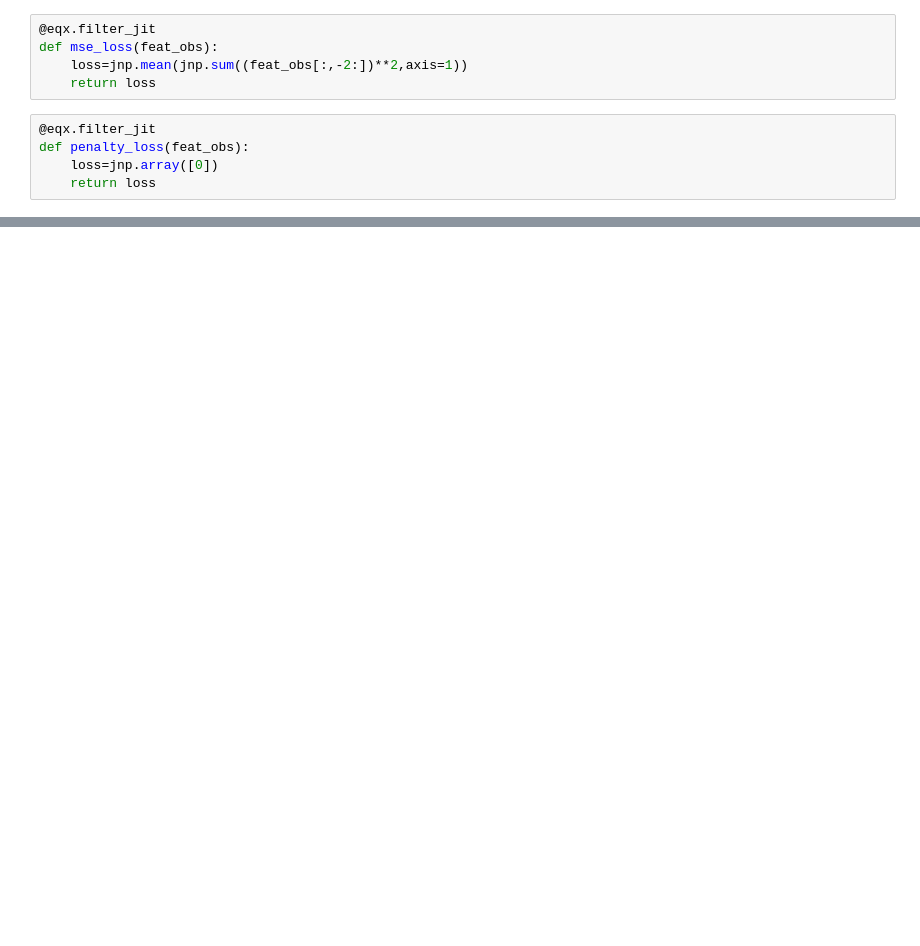
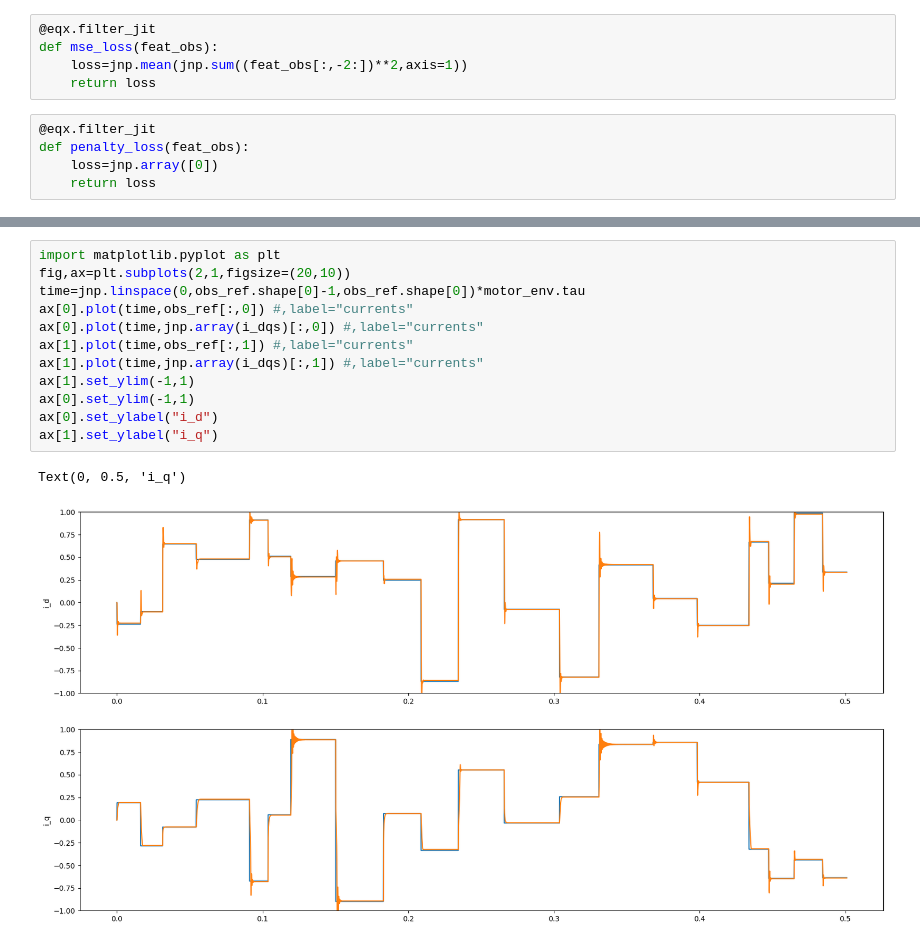
Before and after one commit to OliverSchw/dpc_project, a Jupyter notebook: dpc_control.ipynb, the cells around one changed output, grey strips where cells are left out. Saved outputs shown, nothing was run; the diff lists cells and outputs as text; blank space fills up the shorter version.

```diff
--- a/dpc_control.ipynb
+++ b/dpc_control.ipynb
@@ -93,3 +258,18 @@ Text(0, 0.5, 'i_q')
+# %%
+import matplotlib.pyplot as plt
+fig,ax=plt.subplots(2,1,figsize=(20,10))
+time=jnp.linspace(0,obs_ref.shape[0]-1,obs_ref.shape[0])*motor_env.tau
+ax[0].plot(time,obs_ref[:,0]) #,label="currents"
+ax[0].plot(time,jnp.array(i_dqs)[:,0]) #,label="currents"
+ax[1].plot(time,obs_ref[:,1]) #,label="currents"
+ax[1].plot(time,jnp.array(i_dqs)[:,1]) #,label="currents"
+ax[1].set_ylim(-1,1)
+ax[0].set_ylim(-1,1)
+ax[0].set_ylabel("i_d")
+ax[1].set_ylabel("i_q")
+# %% [output]
+Text(0, 0.5, 'i_q')
+[figure, added]
 # %%
 plt.plot(acts)
 # %% [output]
```
Also changed, not shown: parts of 31 cells of this notebook, 8 other files.
